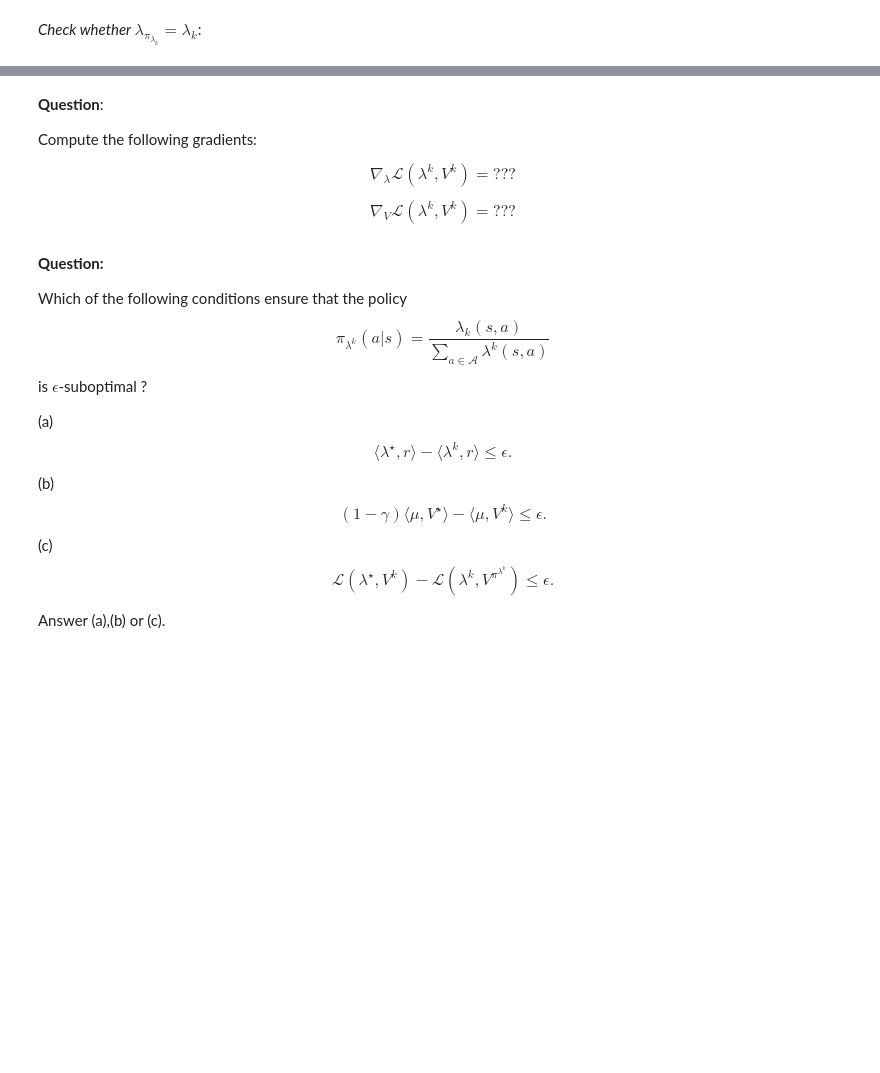
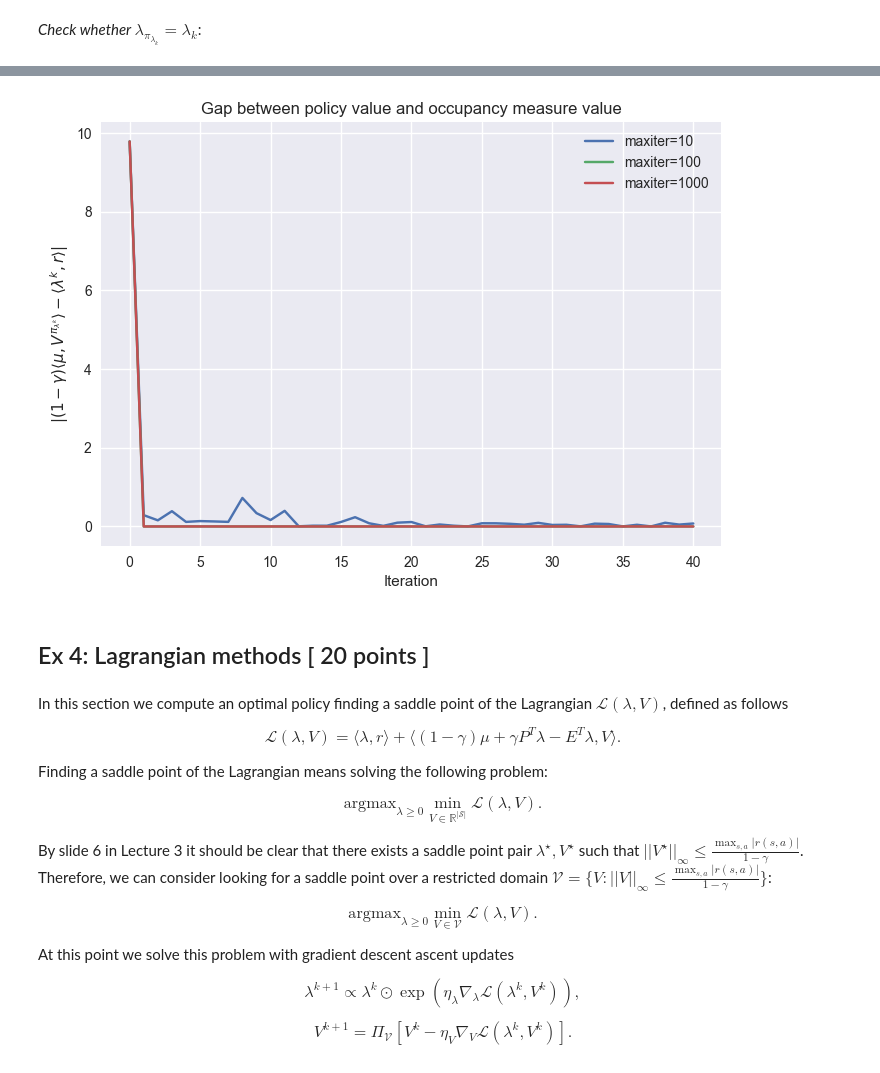
Before and after one commit to Pandananana/EPFL-Reinforcement-Learning, a Jupyter notebook: notebook2_2026/Assignment.ipynb, the cells around one changed output, grey strips where cells are left out. Drawn from its saved outputs; the diff is of its cells as text; code cells hidden in the pictures; blank space fills up the shorter version.

```diff
--- a/notebook2_2026/Assignment.ipynb
+++ b/notebook2_2026/Assignment.ipynb
@@ -565,19 +643,70 @@ $$
+# %%
+# Experiment loop to also compare (1-gamma)<mu, V^{pi}> vs <lambda, r>
+maxiter_test_values = [10, 100, 1000]
+r_flat = gridworld.r.reshape(gridworld.n_states * gridworld.n_actions)
+
+for maxiter_val in maxiter_test_values:
+    def minimize_reps_loss_exp(lambda_, eta, initial, maxiter=maxiter_val):
+        loss = lambda V: reps_loss(lambda_, V, eta, initial)
+        V = minimize(loss, np.zeros(gridworld.n_states), method="CG", options={'maxiter': maxiter})
+        return V.x
+
+    lambda_exp = np.ones(gridworld.n_states * gridworld.n_actions) / gridworld.n_states / gridworld.n_actions
+    iterates_exp = [lambda_exp]
+
+    for k in range(K):
+        eta = 1 / np.sqrt(k + 1)
+        V = minimize_reps_loss_exp(lambda_exp, eta, mu)
+        delta = r_flat + build_matrix(gridworld).dot(V)
+        new_lambda_exp = lambda_exp * np.exp(eta * delta)
+        new_lambda_exp /= np.sum(new_lambda_exp)
+        lambda_exp = new_lambda_exp
+        iterates_exp.append(lambda_exp)
+
+    # Extract policies and get their true values
+    policies_exp = extract_policies_from_occ_measures(iterates_exp)
+    policy_values_exp = check_correctness(policies_exp)
+
+    # Compute <lambda^k, r> and compare
+    diffs = [abs(pv - lam.dot(r_flat)) for pv, lam in zip(policy_values_exp, iterates_exp)]
+
+    plt.plot(diffs, label=f"maxiter={maxiter_val}")
+
+plt.xlabel("Iteration")
+plt.ylabel(r"$|(1-\gamma)\langle\mu, V^{\pi_{\lambda^k}}\rangle - \langle\lambda^k, r\rangle|$")
+plt.title("Gap between policy value and occupancy measure value")
+plt.legend()
+plt.show()
+# %% [output]
+[figure, added]
 # %% [markdown]
-**Question**:
-
-Compute the following gradients:
-
-$$  \nabla_{\lambda} \mathcal{L}(\lambda^k, V^k) = ??? $$
-
-$$ \nabla_{V} \mathcal{L}(\lambda^k, V^k) = ??? $$
+## Ex 4: Lagrangian methods [ 20 points ]
 # %% [markdown]
-**Question:**
+In this section we compute an optimal policy finding a saddle point of the Lagrangian $\mathcal{L}(\lambda, V)$, defined as follows
 
-Which of the following conditions ensure that the policy $$\pi_{\lambda^k}(a |s) = \frac{\lambda_k(s,a)} {\sum_{a\in\mathcal{A}}\lambda^k(s,a)}$$ is $\epsilon$-suboptimal ?
+$$
+\mathcal{L}(\lambda, V) = \langle \lambda, r \rangle + \langle (1 - \gamma) \mu + \gamma P^T \lambda - E^T \lambda, V \rangle .
+$$
 
-(a) $$\langle \lambda^\star, r \rangle - \langle \lambda^k, r \rangle \leq \epsilon.$$
-(b) $$(1 - \gamma)\langle \mu, V^\star \rangle - \langle \mu, V^k \rangle \leq \epsilon.$$
-(c) $$ \mathcal{L}(\lambda^\star, V^k) - \mathcal{L}(\lambda^k, V^{\pi^{\lambda^k}}) \leq \epsilon.$$
+Finding a saddle point of the Lagrangian means solving the following problem:
 
-Answer (a),(b) or (c).
+$$
+\mathrm{argmax}_{\lambda \geq 0} \min_{V \in \mathbb{R}^{|\mathcal{S}|}} \mathcal{L}(\lambda, V).
+$$
+
+By slide 6 in Lecture 3 it should be clear that there exists a saddle point pair $\lambda^\star, V^\star$ such that $|| V^\star ||_{\infty} \leq \frac{\max_{s,a} |r(s,a)|}{1 - \gamma}$. Therefore, we can consider looking for a saddle point over a restricted domain $\mathcal{V} = \{ V : ||V||_{\infty} \leq \frac{\max_{s,a} |r(s,a)|}{1 - \gamma} \}$:
+
+$$
+\mathrm{argmax}_{\lambda \geq 0} \min_{V \in \mathcal{V}} \mathcal{L}(\lambda, V).
+$$
+
+At this point we solve this problem with gradient descent ascent updates
+
+$$
+\lambda^{k+1} \propto \lambda^k \odot \exp(\eta_{\lambda} \nabla_{\lambda} \mathcal{L}(\lambda^k, V^k)),
+$$
+
+$$
+V^{k+1} = \Pi_{\mathcal{V}}[V^k - \eta_V \nabla_{V} \mathcal{L}(\lambda^k, V^k)].
+$$
 # %% [markdown]
```
Also changed, not shown: parts of 37 cells of this notebook.
